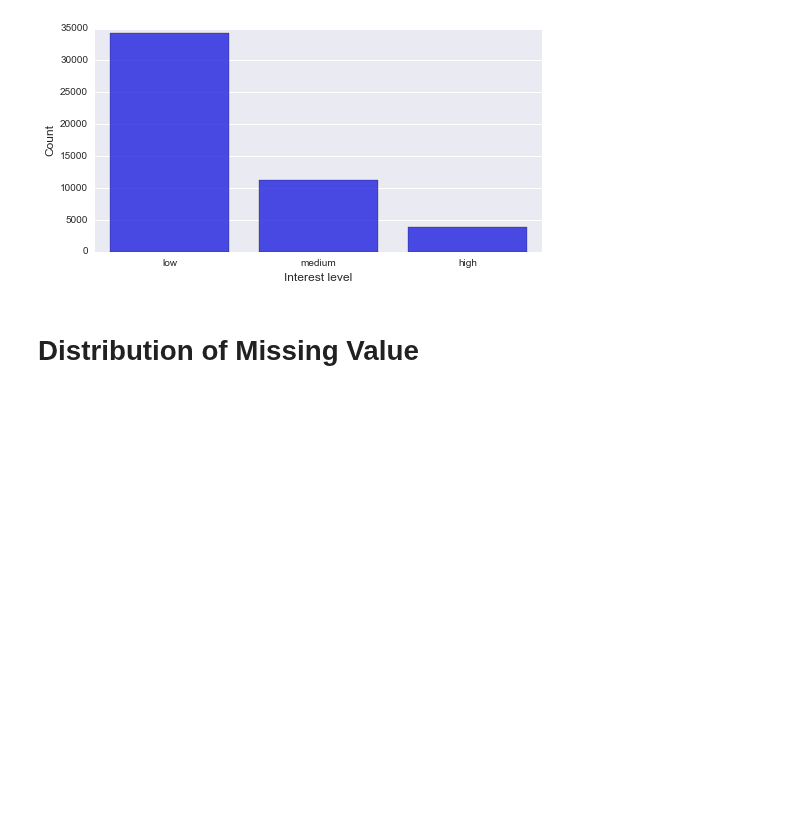
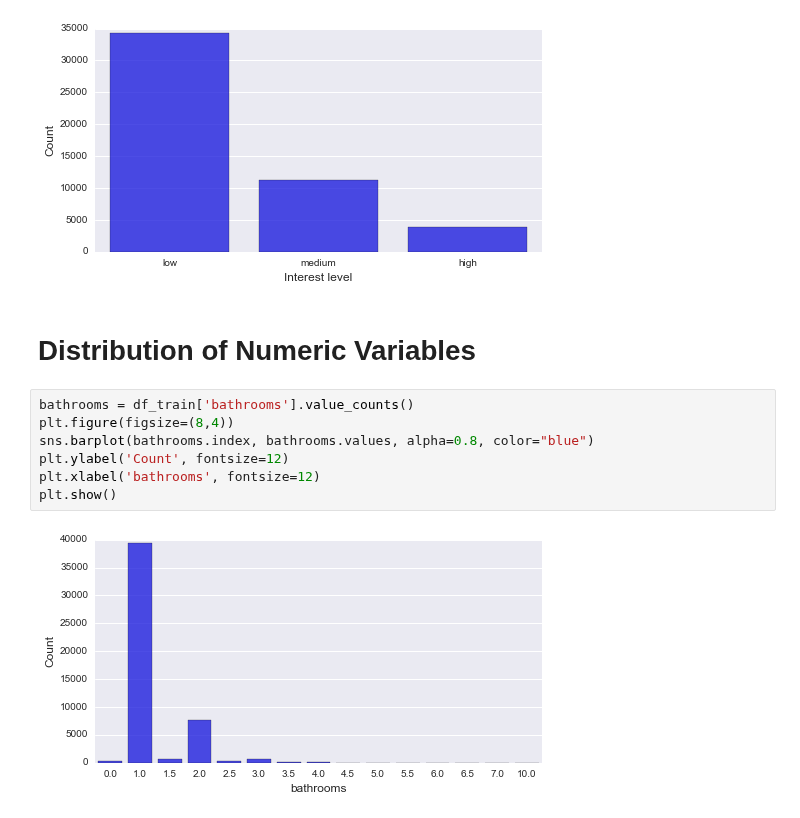
Before and after one commit to Qinhui-Xu/Kaggle-RentalListing, a Jupyter notebook: Data Exploration.ipynb, the cells around one changed output. Saved outputs shown, nothing was run; the diff lists cells and outputs as text; blank space fills up the shorter version.

```diff
--- a/Data Exploration.ipynb
+++ b/Data Exploration.ipynb
@@ -40,4 +79,13 @@ plt.show()
 # %% [output]
 [figure]
 # %% [markdown]
-# Distribution of Missing Value
+# Distribution of Numeric Variables
+# %%
+bathrooms = df_train['bathrooms'].value_counts()
+plt.figure(figsize=(8,4))
+sns.barplot(bathrooms.index, bathrooms.values, alpha=0.8, color="blue")
+plt.ylabel('Count', fontsize=12)
+plt.xlabel('bathrooms', fontsize=12)
+plt.show()
+# %% [output]
+[figure, added]
```
Also changed, not shown: parts of 23 cells of this notebook.
